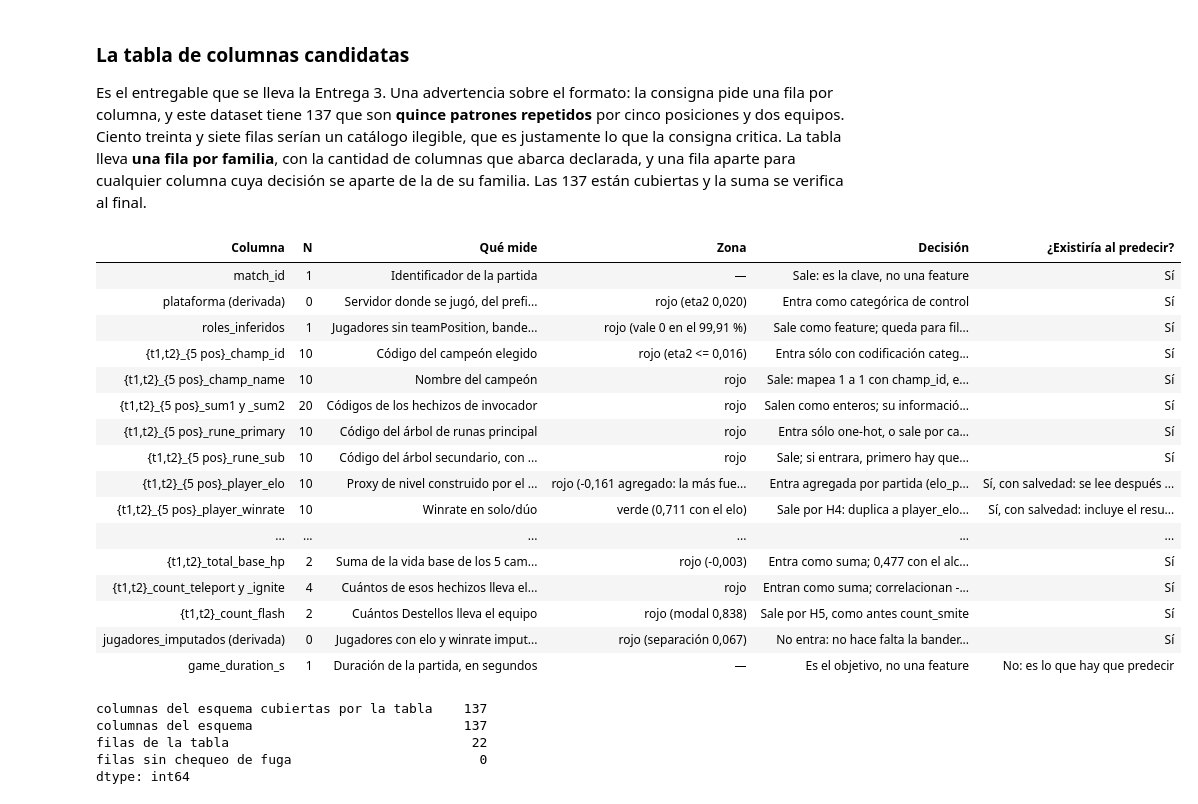
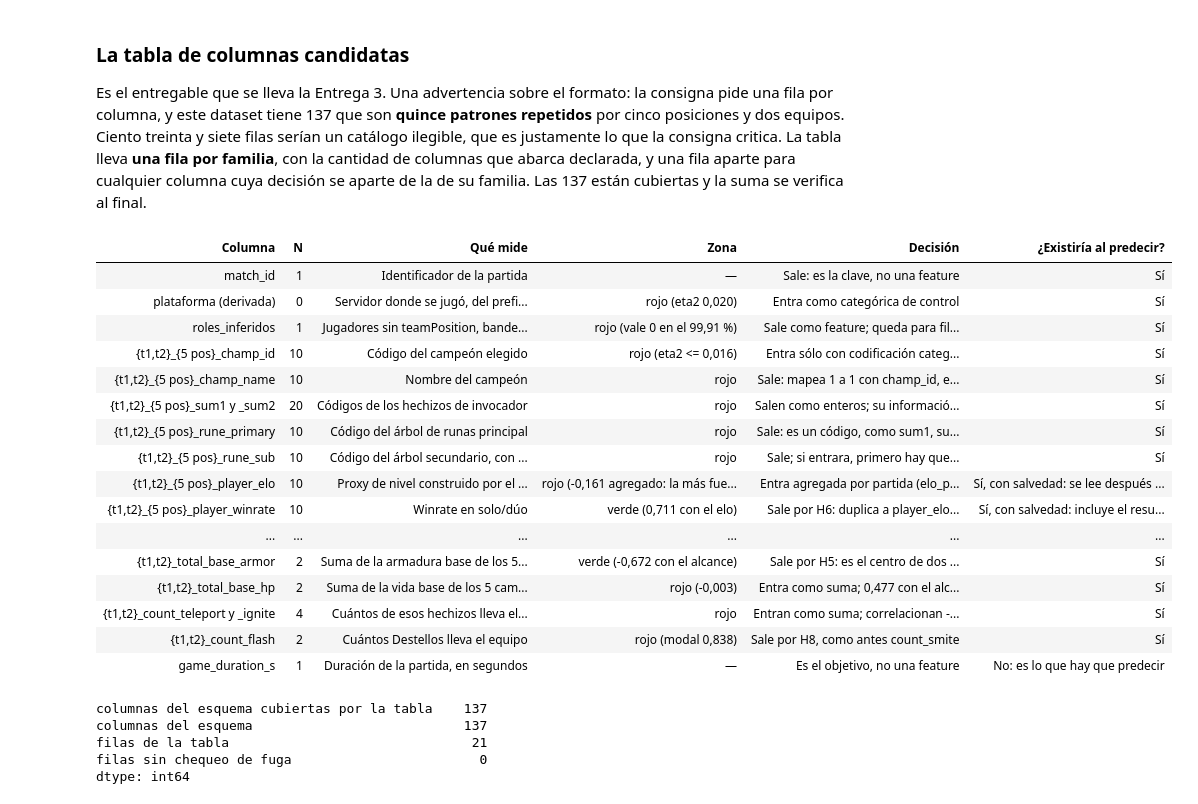
Before and after one commit to aguilarezequiel/FF-15, a Jupyter notebook: notebooks/entrega-2/eda_entrega2.ipynb, the cells around one changed output. Saved outputs shown, nothing was run; the diff lists cells and outputs as text; code cells hidden in the pictures.

```diff
--- a/notebooks/entrega-2/eda_entrega2.ipynb
+++ b/notebooks/entrega-2/eda_entrega2.ipynb
@@ -2176,7 +2205,7 @@ CANDIDATAS = [
     ("{t1,t2}_{5 pos}_sum1 y _sum2", 20, "Códigos de los hechizos de invocador",
      "rojo", "Salen como enteros; su información ya está en los count_*", "Sí"),
     ("{t1,t2}_{5 pos}_rune_primary", 10, "Código del árbol de runas principal",
-     "rojo", "Entra sólo one-hot, o sale por cardinalidad", "Sí"),
+     "rojo", "Sale: es un código, como sum1, sum2 y rune_sub", "Sí"),
     ("{t1,t2}_{5 pos}_rune_sub", 10, "Código del árbol secundario, con 27 ceros",
      "rojo", "Sale; si entrara, primero hay que tratar los 27 ceros", "Sí"),
     ("{t1,t2}_{5 pos}_player_elo", 10, "Proxy de nivel construido por el grupo",
@@ -2185,62 +2214,59 @@ CANDIDATAS = [
      "Sí, con salvedad: se lee después de la partida"),
     ("{t1,t2}_{5 pos}_player_winrate", 10, "Winrate en solo/dúo",
      "verde (0,711 con el elo)",
-     "Sale por H4: duplica a player_elo, que conserva más señal",
+     "Sale por H6: duplica a player_elo, que conserva más señal",
      "Sí, con salvedad: incluye el resultado de esta partida"),
     ("{t1,t2}_{5 pos}_champ_mastery_pts", 10, "Puntos de maestría en ese campeón",
      "verde (0,769 con mains_total)",
-     "Entra agregada, en logaritmo por jugador antes de promediar (H7)",
+     "Entra agregada, en logaritmo por jugador antes de promediar (H2)",
      "Sí, con salvedad: suma los puntos de esta partida"),
     ("{t1,t2}_{5 pos}_is_main", 10, "Maestría >= 50.000, umbral elegido a ojo",
      "verde (0,769 con la continua)",
-     "Sale por H7: la binarización pierde el orden de magnitud", "Sí"),
+     "Sale por H2: la binarización pierde el orden de magnitud", "Sí"),
     ("{t1,t2}_mains_count", 2, "Suma de los 5 is_main del equipo",
-     "verde (0,769 con la continua)", "Sale por H7, junto con is_main", "Sí"),
+     "verde (0,769 con la continua)", "Sale por H2, junto con is_main", "Sí"),
     ("{t1,t2}_num_{6 roles}", 12, "Campeones del equipo con cada tag de rol",
-     "rojo (máx. -0,046)", "Entran como suma t1+t2 por H8 (6 columnas)", "Sí"),
+     "rojo (máx. -0,046)", "Entran como suma t1+t2 por H3 (6 columnas)", "Sí"),
     ("{t1,t2}_avg_defense y _avg_magic", 4, "Promedio de defensa y magia base",
      "verde (eta2 0,319 y 0,310)",
-     "Salen por H6: los duplican num_tanks y num_mages", "Sí"),
+     "Salen por H7: los duplican num_tanks y num_mages", "Sí"),
     ("{t1,t2}_avg_attack, _avg_difficulty y _avg_attackrange", 6,
      "Promedios de ataque, dificultad y alcance base",
      "rojo contra el objetivo (máx. 0,054)",
-     "Entran como suma por H8 (3 columnas)", "Sí"),
+     "Entran como suma por H3 (3 columnas)", "Sí"),
     ("{t1,t2}_total_base_armor", 2, "Suma de la armadura base de los 5 campeones",
      "verde (-0,672 con el alcance)",
-     "Sale por H3: es el centro de dos redundancias a la vez", "Sí"),
+     "Sale por H5: es el centro de dos redundancias a la vez", "Sí"),
     ("{t1,t2}_total_base_hp", 2, "Suma de la vida base de los 5 campeones",
      "rojo (-0,003)", "Entra como suma; 0,477 con el alcance, declarado", "Sí"),
     ("{t1,t2}_count_teleport y _ignite", 4, "Cuántos de esos hechizos lleva el equipo",
      "rojo", "Entran como suma; correlacionan -0,543 entre sí (son excluyentes)",
      "Sí"),
     ("{t1,t2}_count_flash", 2, "Cuántos Destellos lleva el equipo",
-     "rojo (modal 0,838)", "Sale por H5, como antes count_smite", "Sí"),
-    ("jugadores_imputados (derivada)", 0, "Jugadores con elo y winrate imputados",
-     "rojo (separación 0,067)",
-     "No entra: no hace falta la bandera es_unranked", "Sí"),
+     "rojo (modal 0,838)", "Sale por H8, como antes count_smite", "Sí"),
     ("game_duration_s", 1, "Duración de la partida, en segundos", "—",
      "Es el objetivo, no una feature", "No: es lo que hay que predecir"),
 ]
 tabla = pd.DataFrame(CANDIDATAS, columns=[
     "Columna", "N", "Qué mide", "Zona", "Decisión", "¿Existiría al predecir?"])
 tabla.style.hide(axis="index")
 # %% [output]
 | Columna | N | Qué mide | Zona | Decisión | ¿Existiría al predecir? |
 | match_id | 1 | Identificador de la partida | — | Sale: es la clave, no una feature | Sí |
 | plataforma (derivada) | 0 | Servidor donde se jugó, del prefi... | rojo (eta2 0,020) | Entra como categórica de control | Sí |
 | roles_inferidos | 1 | Jugadores sin teamPosition, bande... | rojo (vale 0 en el 99,91 %) | Sale como feature; queda para fil... | Sí |
 | {t1,t2}_{5 pos}_champ_id | 10 | Código del campeón elegido | rojo (eta2 <= 0,016) | Entra sólo con codificación categ... | Sí |
 | {t1,t2}_{5 pos}_champ_name | 10 | Nombre del campeón | rojo | Sale: mapea 1 a 1 con champ_id, e... | Sí |
 | {t1,t2}_{5 pos}_sum1 y _sum2 | 20 | Códigos de los hechizos de invocador | rojo | Salen como enteros; su informació... | Sí |
-| {t1,t2}_{5 pos}_rune_primary | 10 | Código del árbol de runas principal | rojo | Entra sólo one-hot, o sale por ca... | Sí |
+| {t1,t2}_{5 pos}_rune_primary | 10 | Código del árbol de runas principal | rojo | Sale: es un código, como sum1, su... | Sí |
 | {t1,t2}_{5 pos}_rune_sub | 10 | Código del árbol secundario, con ... | rojo | Sale; si entrara, primero hay que... | Sí |
 | {t1,t2}_{5 pos}_player_elo | 10 | Proxy de nivel construido por el ... | rojo (-0,161 agregado: la más fue... | Entra agregada por partida (elo_p... | Sí, con salvedad: se lee después ... |
-| {t1,t2}_{5 pos}_player_winrate | 10 | Winrate en solo/dúo | verde (0,711 con el elo) | Sale por H4: duplica a player_elo... | Sí, con salvedad: incluye el resu... |
+| {t1,t2}_{5 pos}_player_winrate | 10 | Winrate en solo/dúo | verde (0,711 con el elo) | Sale por H6: duplica a player_elo... | Sí, con salvedad: incluye el resu... |
 | ... | ... | ... | ... | ... | ... |
+| {t1,t2}_total_base_armor | 2 | Suma de la armadura base de los 5... | verde (-0,672 con el alcance) | Sale por H5: es el centro de dos ... | Sí |
 | {t1,t2}_total_base_hp | 2 | Suma de la vida base de los 5 cam... | rojo (-0,003) | Entra como suma; 0,477 con el alc... | Sí |
 | {t1,t2}_count_teleport y _ignite | 4 | Cuántos de esos hechizos lleva el... | rojo | Entran como suma; correlacionan -... | Sí |
-| {t1,t2}_count_flash | 2 | Cuántos Destellos lleva el equipo | rojo (modal 0,838) | Sale por H5, como antes count_smite | Sí |
-| jugadores_imputados (derivada) | 0 | Jugadores con elo y winrate imput... | rojo (separación 0,067) | No entra: no hace falta la bander... | Sí |
+| {t1,t2}_count_flash | 2 | Cuántos Destellos lleva el equipo | rojo (modal 0,838) | Sale por H8, como antes count_smite | Sí |
 | game_duration_s | 1 | Duración de la partida, en segundos | — | Es el objetivo, no una feature | No: es lo que hay que predecir |
 # %%
 # Las 137 columnas del esquema tienen que estar todas cubiertas
@@ -2251,7 +2277,7 @@ pd.Series({"columnas del esquema cubiertas por la tabla": tabla["N"].sum(),
 # %% [output]
 columnas del esquema cubiertas por la tabla    137
 columnas del esquema                           137
-filas de la tabla                               22
+filas de la tabla                               21
 filas sin chequeo de fuga                        0
 dtype: int64
 # %% [markdown]
```
Also changed, not shown: parts of 77 cells of this notebook, 7 other files.
